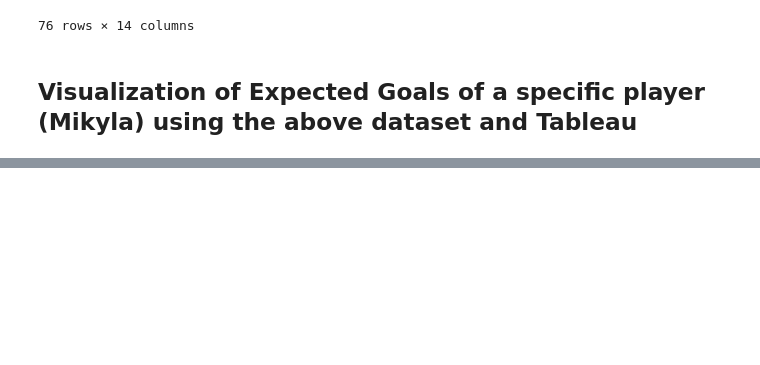
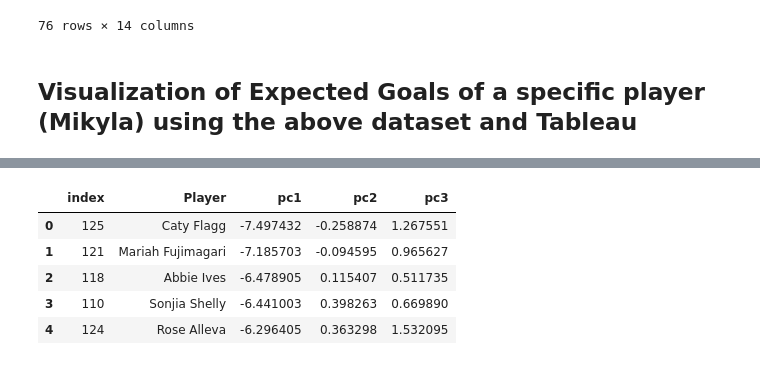
Before and after one commit to Harithap13/Rotman-Summer-NHWL-Datathon, a Jupyter notebook: rsd-nwhl-expected-goals.ipynb, the cells around one changed output, grey strips where cells are left out. Saved outputs shown, nothing was run; the diff lists cells and outputs as text; code cells hidden in the pictures; blank space fills up the shorter version.

```diff
--- a/rsd-nwhl-expected-goals.ipynb
+++ b/rsd-nwhl-expected-goals.ipynb
@@ -301,0 +374,20 @@ AxesImage(100,100;620x604)
+# %%
+from sklearn.decomposition import PCA
+
+pca = PCA(n_components=3)
+principalComponents = pca.fit_transform(all_player_stats_x)
+pca_df = pd.DataFrame(data = principalComponents
+                      ,columns = ['pc1', 'pc2', 'pc3'])
+
+pca_df = pd.concat([labels,pca_df],axis=1)
+
+pca_df = pca_df.sort_values(by='pc1',ascending=True).reset_index()
+
+pca_df.head(5)
+# %% [output]
+|  | index | Player | pc1 | pc2 | pc3 |
+| 0 | 125 | Caty Flagg | -7.497432 | -0.258874 | 1.267551 |
+| 1 | 121 | Mariah Fujimagari | -7.185703 | -0.094595 | 0.965627 |
+| 2 | 118 | Abbie Ives | -6.478905 | 0.115407 | 0.511735 |
+| 3 | 110 | Sonjia Shelly | -6.441003 | 0.398263 | 0.669890 |
+| 4 | 124 | Rose Alleva | -6.296405 | 0.363298 | 1.532095 |
```
Also changed, not shown: parts of 12 cells of this notebook.
